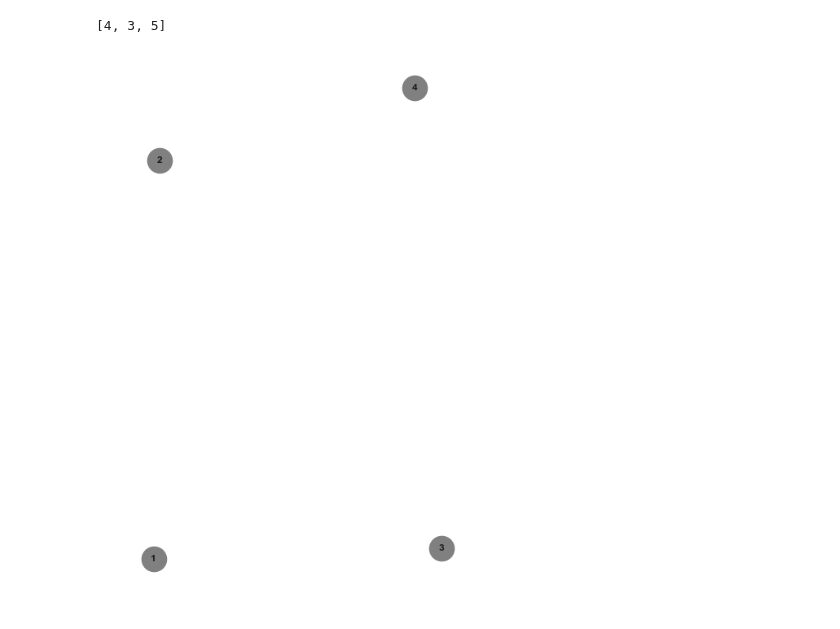
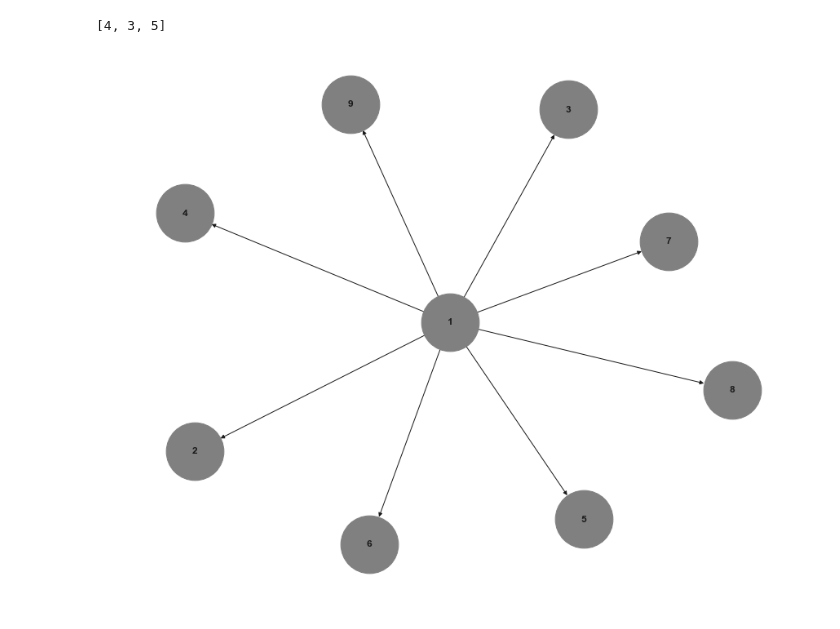
Before and after one commit to franeum/grego_composer, a Jupyter notebook: chant_parser.ipynb, the cells around one changed output. Drawn from its saved outputs; the diff is of its cells as text; code cells hidden in the pictures.

```diff
--- a/chant_parser.ipynb
+++ b/chant_parser.ipynb
@@ -90,20 +129,18 @@ import networkx as nx
 DG = nx.DiGraph()
 #DG.add_weighted_edges_from([(1, 4, 0), (1, 3, 0), (1,5,0)])
 #list(DG.successors(1))
-DG.add_nodes_from([1,2])
-DG.add_nodes_from([2,3])
-DG.add_nodes_from([3,4])
-DG.add_nodes_from([1,3])
-DG.add_nodes_from([2,4])
+DG.add_nodes_from(range(1,10))
+#DG.add_edges_from([(1, 2), (1, 3)])
+DG.add_edges_from([[1,i] for i in range(2,10)])
 # %%
 import seaborn as sns
-sns.set_style('white')
 import matplotlib.pyplot as plt
-sns.set(rc={'figure.figsize':(16,12)})
+#sns.set_style('whitegrid')
+sns.set(rc={'figure.figsize':(32,12)})
 
 plt.subplot(121)
-nx.draw(DG, with_labels=True, font_weight='bold', node_size=1000, node_color='grey',linewidths=0.0)
+nx.draw(DG, with_labels=True, font_weight='bold', node_size=5000, node_color='grey')
 #plt.subplot(122)
 plt.show()
 # %% [output]
-[figure, old version]
+[figure, new version]
```
Also changed, not shown: parts of 7 cells of this notebook.
